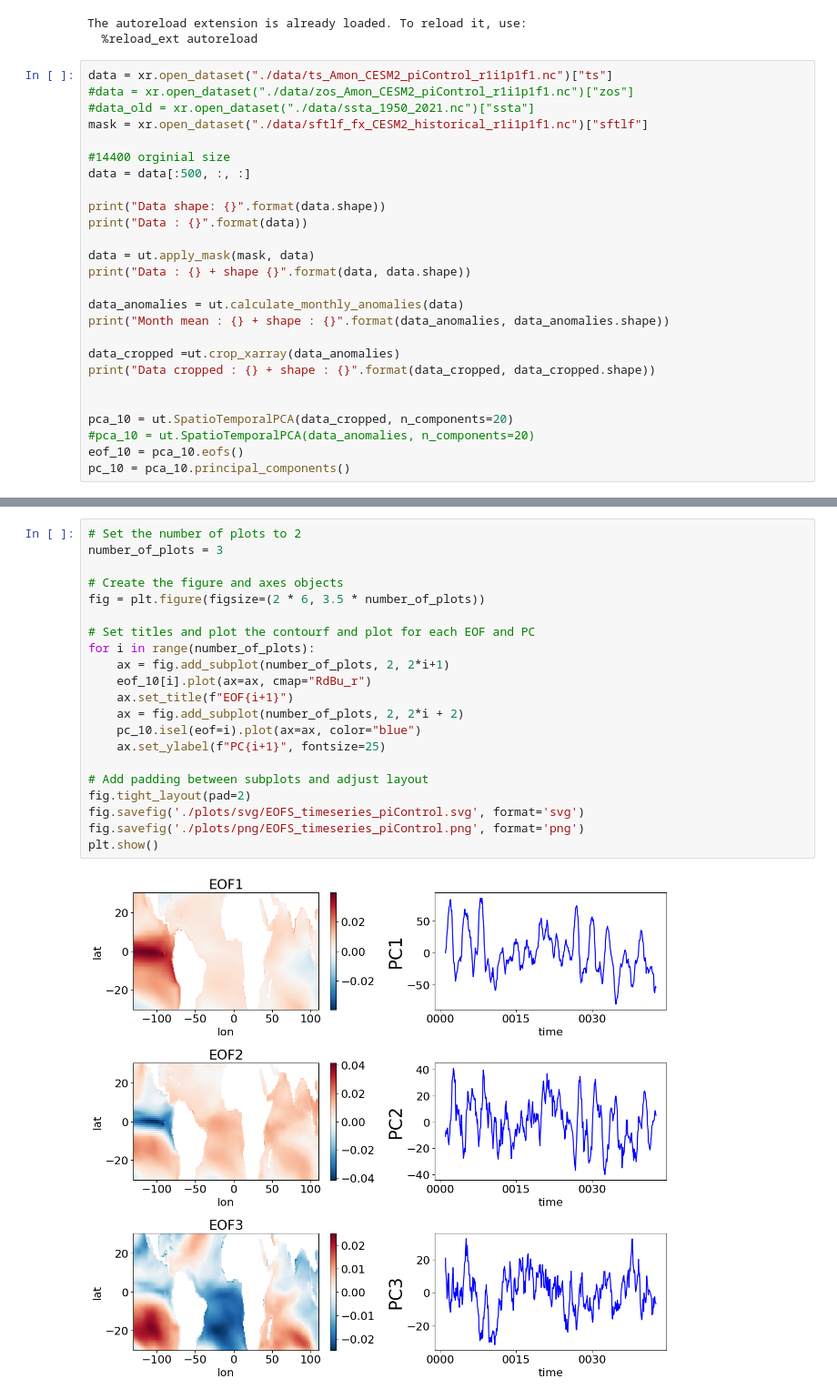
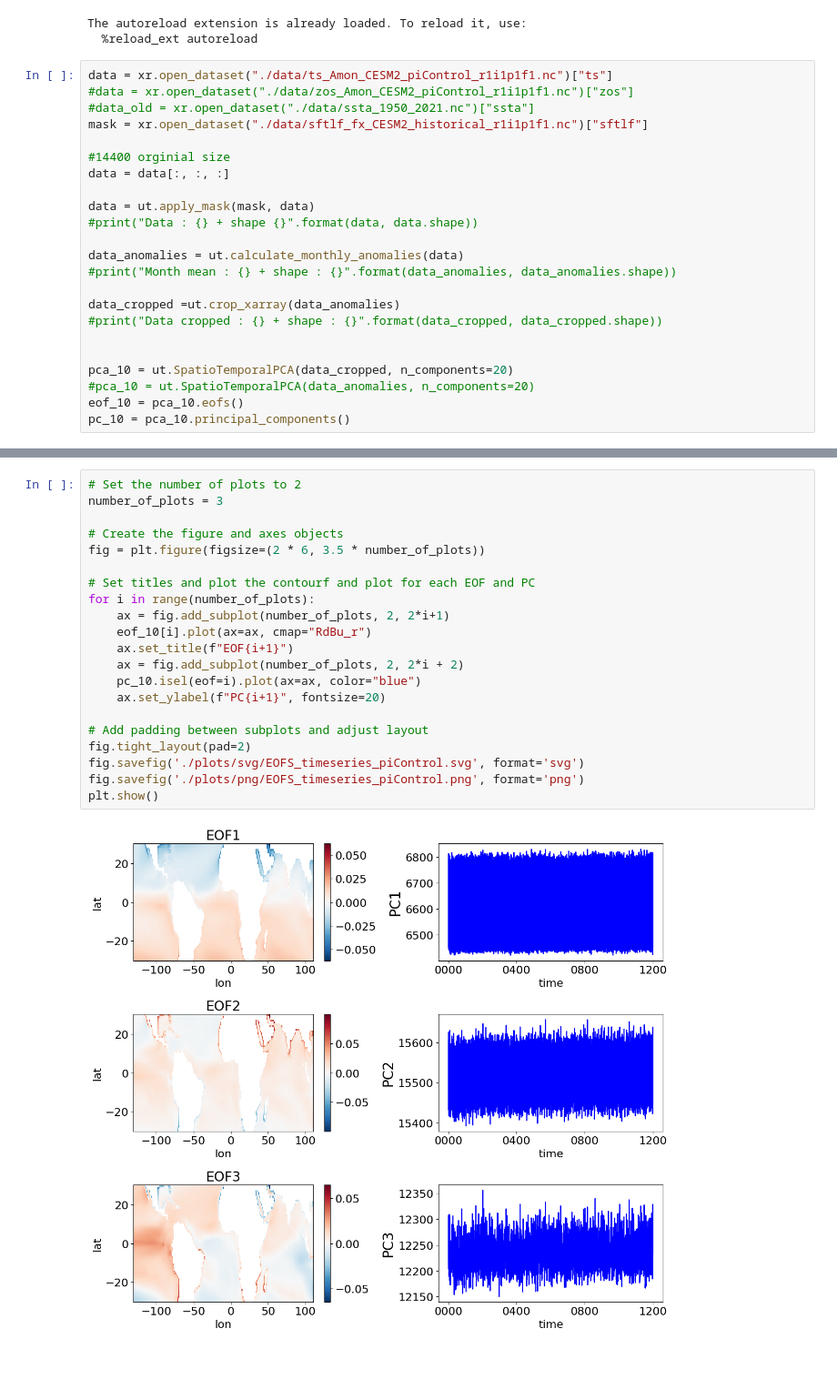
Before and after one commit to Felix6464/ML_Climate_Science_Research_Project, a Jupyter notebook: LIM/lim_plot_testing.ipynb, the cells around one changed output, grey strips where cells are left out. Shown: that part at 91% size. Drawn from its saved outputs; the diff is of its cells as text; blank space fills up the shorter version.

Commit message:
testing plots of LIM

```diff
--- a/LIM/lim_plot_testing.ipynb
+++ b/LIM/lim_plot_testing.ipynb
@@ -17,19 +17,16 @@ data = xr.open_dataset("./data/ts_Amon_CESM2_piControl_r1i1p1f1.nc")["ts"]
 mask = xr.open_dataset("./data/sftlf_fx_CESM2_historical_r1i1p1f1.nc")["sftlf"]
 
 #14400 orginial size
-data = data[:500, :, :]
-
-print("Data shape: {}".format(data.shape))
-print("Data : {}".format(data))
+data = data[:, :, :]
 
 data = ut.apply_mask(mask, data)
-print("Data : {} + shape {}".format(data, data.shape))
+#print("Data : {} + shape {}".format(data, data.shape))
 
 data_anomalies = ut.calculate_monthly_anomalies(data)
-print("Month mean : {} + shape : {}".format(data_anomalies, data_anomalies.shape))
+#print("Month mean : {} + shape : {}".format(data_anomalies, data_anomalies.shape))
 
 data_cropped =ut.crop_xarray(data_anomalies)
-print("Data cropped : {} + shape : {}".format(data_cropped, data_cropped.shape))
+#print("Data cropped : {} + shape : {}".format(data_cropped, data_cropped.shape))
 
 
 pca_10 = ut.SpatioTemporalPCA(data_cropped, n_components=20)
@@ -57,26 +36,26 @@ Attributes: (12/19)
 # %%
 # Set the number of plots to 2
 number_of_plots = 3
 
 # Create the figure and axes objects
 fig = plt.figure(figsize=(2 * 6, 3.5 * number_of_plots))
 
 # Set titles and plot the contourf and plot for each EOF and PC
 for i in range(number_of_plots):
     ax = fig.add_subplot(number_of_plots, 2, 2*i+1)
     eof_10[i].plot(ax=ax, cmap="RdBu_r")
     ax.set_title(f"EOF{i+1}")
     ax = fig.add_subplot(number_of_plots, 2, 2*i + 2)
     pc_10.isel(eof=i).plot(ax=ax, color="blue")
-    ax.set_ylabel(f"PC{i+1}", fontsize=25)
+    ax.set_ylabel(f"PC{i+1}", fontsize=20)
 
 # Add padding between subplots and adjust layout
 fig.tight_layout(pad=2)
 fig.savefig('./plots/svg/EOFS_timeseries_piControl.svg', format='svg')
 fig.savefig('./plots/png/EOFS_timeseries_piControl.png', format='png')
 plt.show()
 # %% [output]
-[figure, old version]
+[figure, new version]
 # %%
 # Create training and test data
 
```
Also changed, not shown: parts of 7 cells of this notebook, 3 other files.
